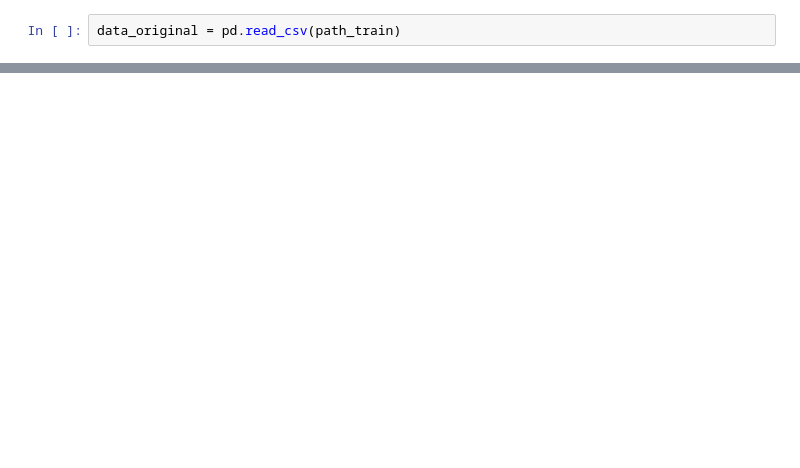
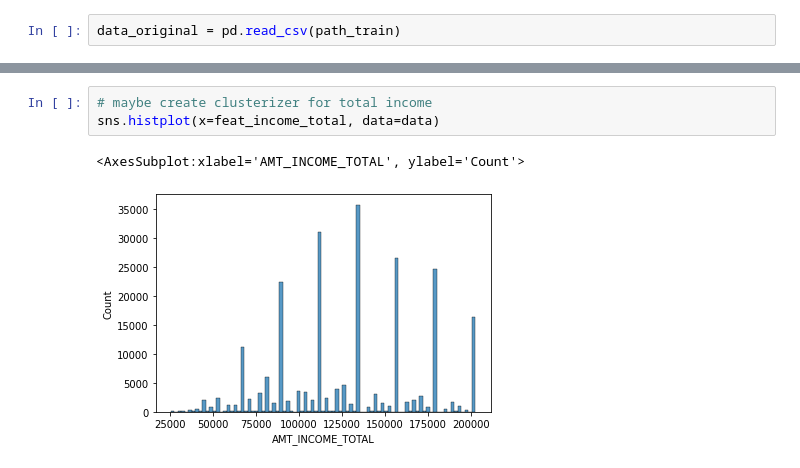
Before and after one commit to Valemos/ml_labs, a Jupyter notebook: lab2_credit_default_risk.ipynb, the cells around one changed output, grey strips where cells are left out. Drawn from its saved outputs; the diff is of its cells as text; blank space fills up the shorter version.

```diff
--- a/lab2_credit_default_risk.ipynb
+++ b/lab2_credit_default_risk.ipynb
@@ -73,0 +158,6 @@ data = data_pipeline.transform(data_original.copy())
+# %%
+# maybe create clusterizer for total income
+sns.histplot(x=feat_income_total, data=data)
+# %% [output]
+<AxesSubplot:xlabel='AMT_INCOME_TOTAL', ylabel='Count'>
+[figure, added]
```
Also changed, not shown: parts of 23 cells of this notebook.
